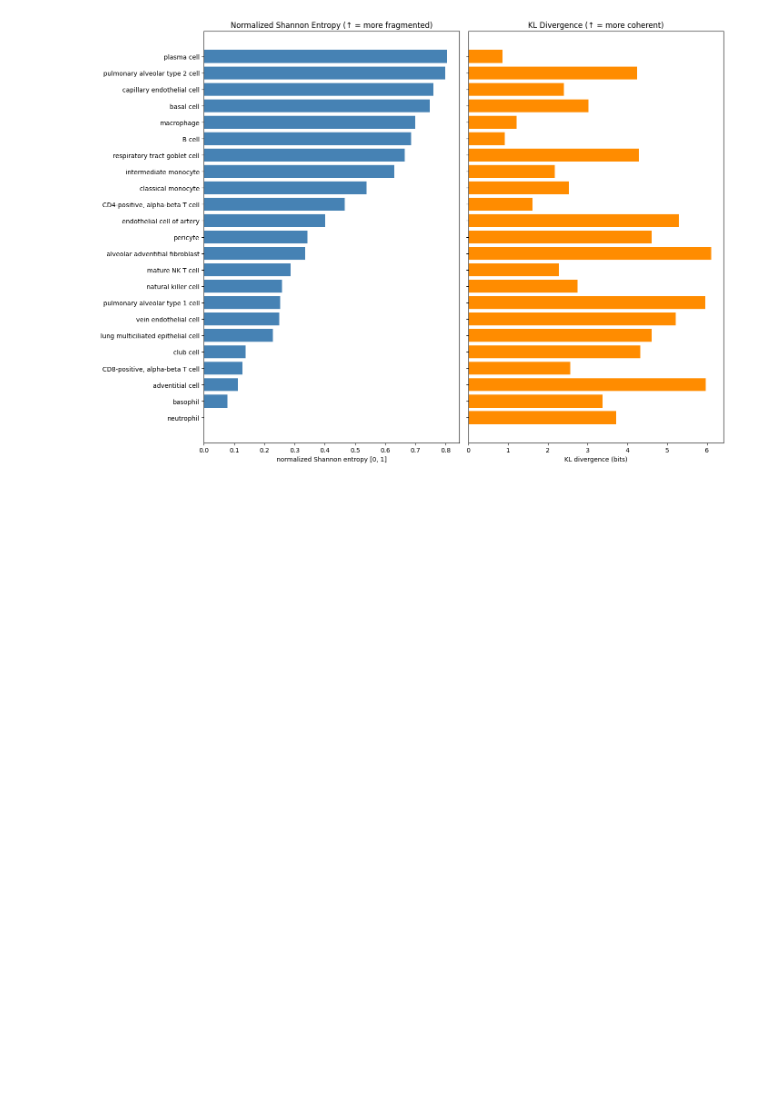
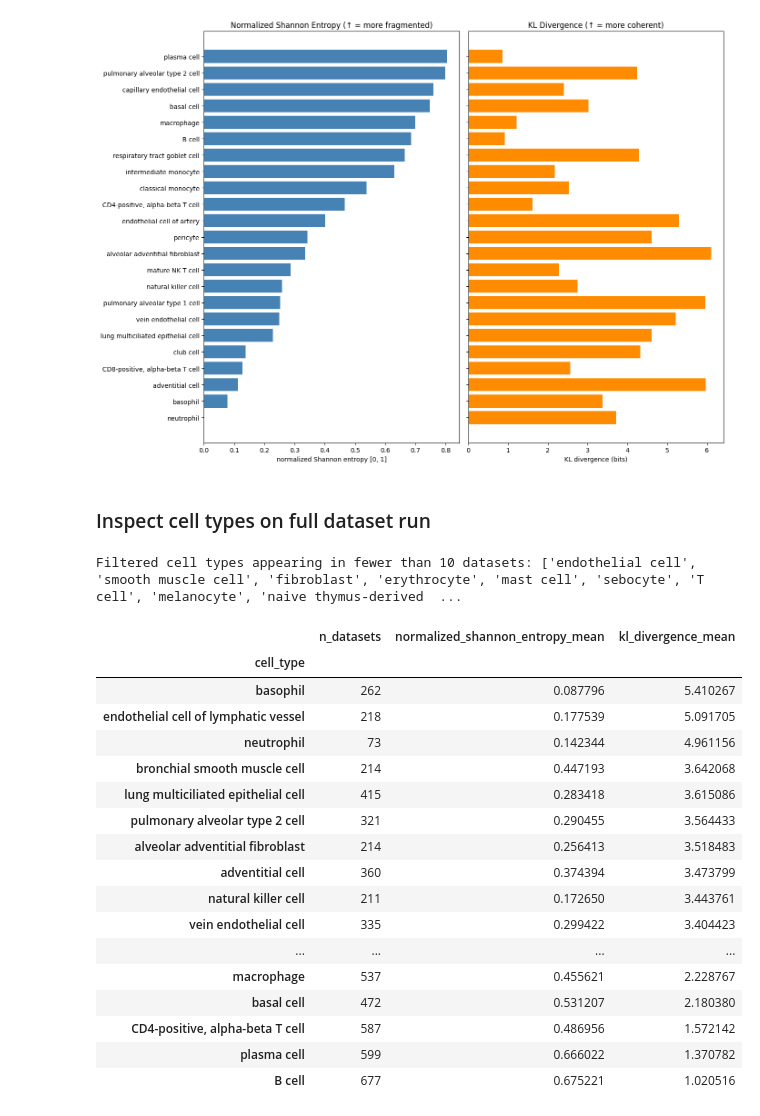
Before and after one commit to otodreas/scBaseCount_Pipeline, a Jupyter notebook: notebooks/dataset-state-matrix.ipynb, the cells around one changed output. Drawn from its saved outputs; the diff is of its cells as text; code cells hidden in the pictures; blank space fills up the shorter version.

```diff
--- a/notebooks/dataset-state-matrix.ipynb
+++ b/notebooks/dataset-state-matrix.ipynb
@@ -203,3 +205,32 @@ Cross-dataset summary (mean per cell type)
 | basophil | 1 | 0.077 | 3.379 |
 | neutrophil | 1 | 0.000 | 3.713 |
 [figure]
+# %% [markdown]
+### Inspect cell types on full dataset run
+# %%
+summary_csv = Path("../output/annotation_pipeline/20260509_214237/cell_type_summary.csv")
+df = pd.read_csv(summary_csv).dropna(subset=["cell_type"]).set_index("cell_type")
+cutoff = 10 # df["n_datasets"].describe()["25%"]
+print(f"Filtered cell types appearing in fewer than {cutoff} datasets: {df[df["n_datasets"] < cutoff].index.tolist()}")
+df = df[df["n_datasets"] >= cutoff]
+df.sort_values("kl_divergence_mean", ascending=False)
+# %% [output]
+Filtered cell types appearing in fewer than 10 datasets: ['endothelial cell', 'smooth muscle cell', 'fibroblast', 'erythrocyte', 'mast cell', 'sebocyte', 'T cell', 'melanocyte', 'naive thymus-derived  ...
+|  | n_datasets | normalized_shannon_entropy_mean | kl_divergence_mean |
+| cell_type |  |  |  |
+| basophil | 262 | 0.087796 | 5.410267 |
+| endothelial cell of lymphatic vessel | 218 | 0.177539 | 5.091705 |
+| neutrophil | 73 | 0.142344 | 4.961156 |
+| bronchial smooth muscle cell | 214 | 0.447193 | 3.642068 |
+| lung multiciliated epithelial cell | 415 | 0.283418 | 3.615086 |
+| pulmonary alveolar type 2 cell | 321 | 0.290455 | 3.564433 |
+| alveolar adventitial fibroblast | 214 | 0.256413 | 3.518483 |
+| adventitial cell | 360 | 0.374394 | 3.473799 |
+| natural killer cell | 211 | 0.172650 | 3.443761 |
+| vein endothelial cell | 335 | 0.299422 | 3.404423 |
+| ... | ... | ... | ... |
+| macrophage | 537 | 0.455621 | 2.228767 |
+| basal cell | 472 | 0.531207 | 2.180380 |
+| CD4-positive, alpha-beta T cell | 587 | 0.486956 | 1.572142 |
+| plasma cell | 599 | 0.666022 | 1.370782 |
+| B cell | 677 | 0.675221 | 1.020516 |
```
Also changed, not shown: parts of 3 cells of this notebook, 1 other file.
